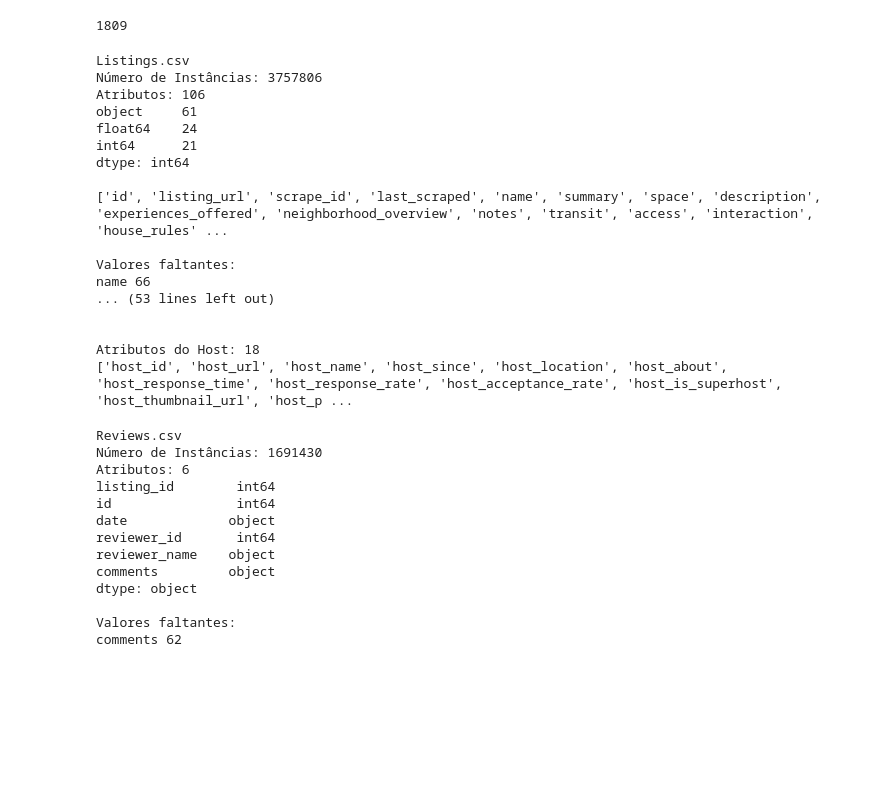
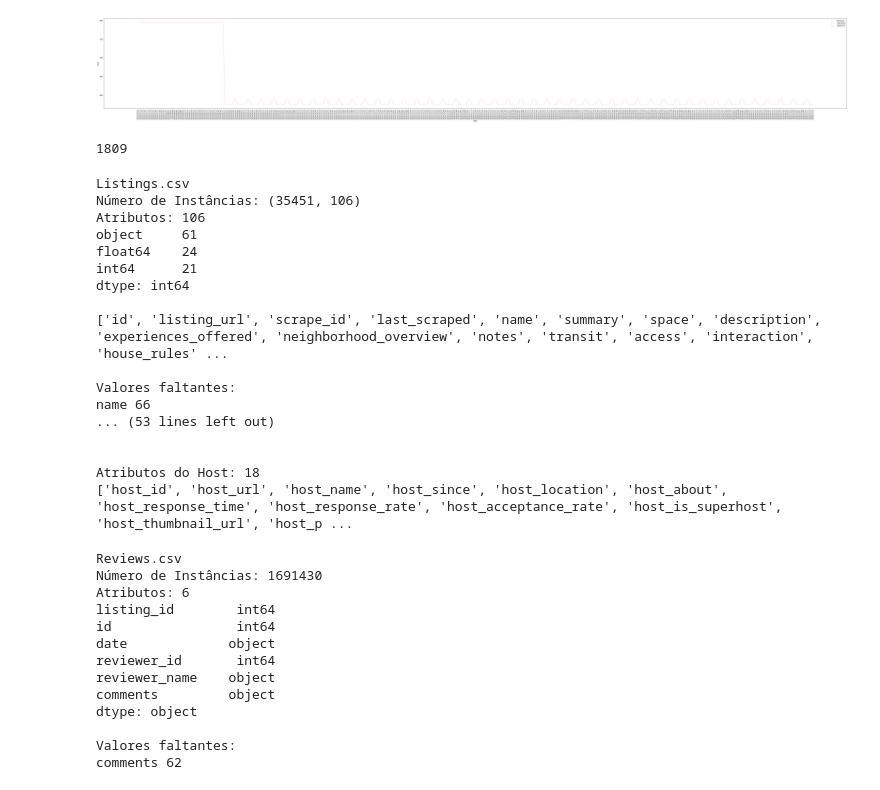
Before and after one commit to afonsoMatheus/ML_Project, a Jupyter notebook: riodejaneiro-airbnb-open-data/data_visualization.ipynb, the cells around one changed output. Cells and saved outputs as stored; diff of their text form; code cells hidden in the pictures; blank space fills up the shorter version.

Commit message:
pushing additional charts implementation

```diff
--- a/riodejaneiro-airbnb-open-data/data_visualization.ipynb
+++ b/riodejaneiro-airbnb-open-data/data_visualization.ipynb
@@ -40,3 +55,12 @@ maximum_nights 18
+# %%
+def plot():
+    plt.figure(figsize=(80, 10))
+    chart = sns.lineplot(x="date", y="price", data=data_cal[data_cal["listing_id"] == 36602871], hue = "listing_id")
+    plt.setp(chart.get_xticklabels(), rotation=90)
+
+plot()
+# %% [output]
+[figure, added]
 # %%
 prices = list(data_cal["price"].value_counts().keys())
 counts = list(data_cal["price"].value_counts())
@@ -51,7 +75,7 @@ print(len(prices))
 1809
 # %%
 print("Listings.csv")
-print("Número de Instâncias:", data_lis.size)
+print("Número de Instâncias:", data_lis.shape)
 print("Atributos:", len(data_lis.columns.values))
 print(data_lis.dtypes.value_counts(), "\n")
 
@@ -68,7 +92,7 @@ print("Atributos do Host:", len(host))
 print(host)
 # %% [output]
 Listings.csv
-Número de Instâncias: 3757806
+Número de Instâncias: (35451, 106)
 Atributos: 106
 object     61
 float64    24
```
Also changed, not shown: parts of 2 cells of this notebook.
